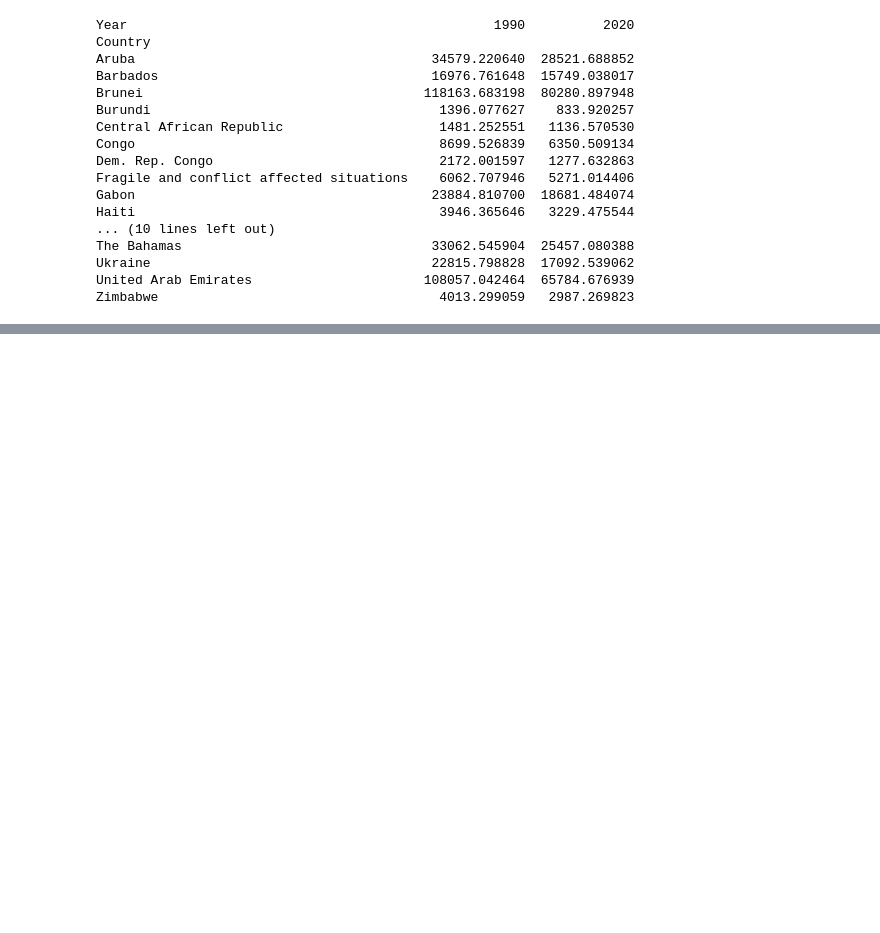
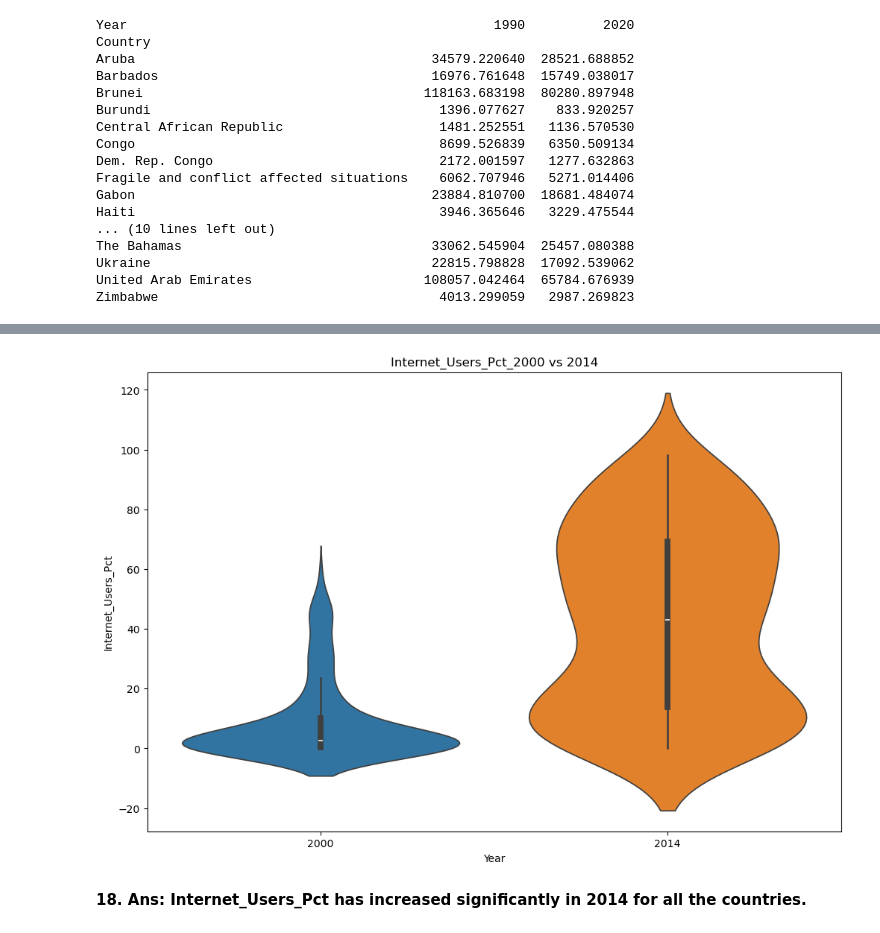
Before and after one commit to NSS-Data-Analytics-Cohort-16/da16-python-gdp-and-internet-use-analysis-janvimehendale, a Jupyter notebook: notebooks/gdp_internetuse.ipynb, the cells around one changed output, grey strips where cells are left out. Saved outputs shown, nothing was run; the diff lists cells and outputs as text; code cells hidden in the pictures; blank space fills up the shorter version.

```diff
--- a/notebooks/gdp_internetuse.ipynb
+++ b/notebooks/gdp_internetuse.ipynb
@@ -655,3 +648,9 @@ The Bahamas                                33062.545904  25457.080388
 Ukraine                                    22815.798828  17092.539062
 United Arab Emirates                      108057.042464  65784.676939
 Zimbabwe                                    4013.299059   2987.269823
+# %%
+# 14a. Read in the internet use dataset into a DataFrame named `internet_df`. You will likely get errors when doing this.
+# Check the arguments for the read_csv function to find ones that can help correct the errors
+# (https://pandas.pydata.org/docs/reference/api/pandas.read_csv.html)
+
+internet_df = pd.read_csv('../data/internet.csv')
@@ -657,0 +693,10 @@ Zimbabwe                                    4013.299059   2987.269823
+# %%
+# 15. Drop the `Value Footnotes` column and rename the remaining three to 'Country', 'Year', and 'Internet_Users_Pct'.
+internet_df_dropped = internet_df.drop('Value Footnotes',axis=1)
+print(internet_df_dropped)
+internet_df_clean = internet_df_dropped.rename(columns={"Country or Area" : "Country", "Value" : "Internet_Users_Pct"})
+print(internet_df_clean)
+internet_df_clean.info()
+internet_df_clean.describe()
+internet_df_clean.head()
+internet_df_clean.tail()
@@ -657,0 +727,6 @@ Zimbabwe                                    4013.299059   2987.269823
+# %%
+#internet_df_clean_drop_footnote = internet_df_clean.drop(["footnoteSeqID", "Footnote"],axis=1)
+internet_df_clean["Internet_Users_Pct"] = pd.to_numeric(internet_df_clean["Internet_Users_Pct"],errors="coerce")
+internet_df_clean.info()
+#internet_df_clean_year = internet_df_clean["Year"].astype(int)
+#print(internet_df_clean_year)
@@ -657,0 +812,4 @@ Zimbabwe                                    4013.299059   2987.269823
+# %%
+internet_df_2000_2014_compare = internet_df_clean[internet_df_clean["Year"].isin(["2000","2014"])]\
+.pivot_table(values="Internet_Users_Pct", index="Country", columns="Year", fill_value=0)
+print(internet_df_2000_2014_compare)
@@ -658 +832,11 @@ Zimbabwe                                    4013.299059   2987.269823
+# %%
+sns.violinplot(data=internet_df_2000_2014_compare)
+plt.xlabel("Year")
+plt.ylabel("Internet_Users_Pct")
+plt.title("Internet_Users_Pct_2000 vs 2014")
+plt.show()
+# %% [output]
+[figure, added]
+# %% [markdown]
+**18. Ans: Internet_Users_Pct has increased significantly in 2014 for all the countries.**
 # %%
```
Also changed, not shown: parts of 24 cells of this notebook.
